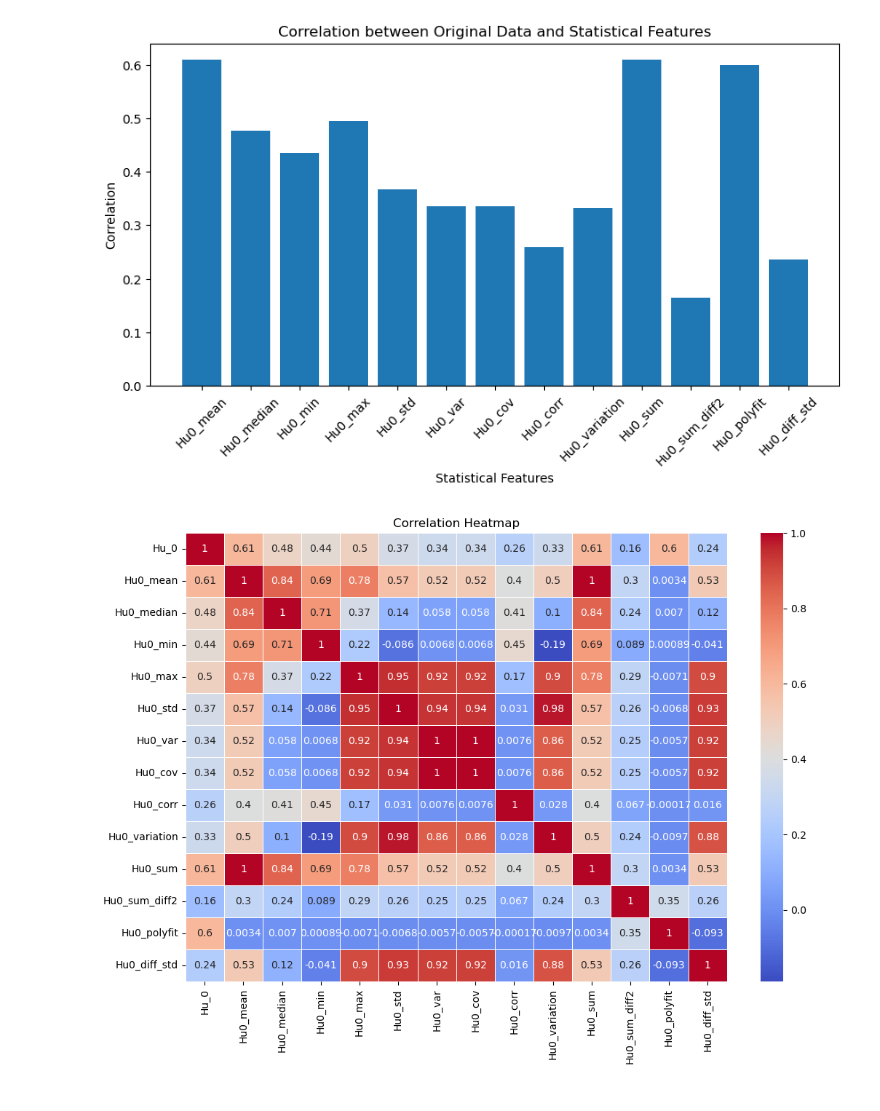
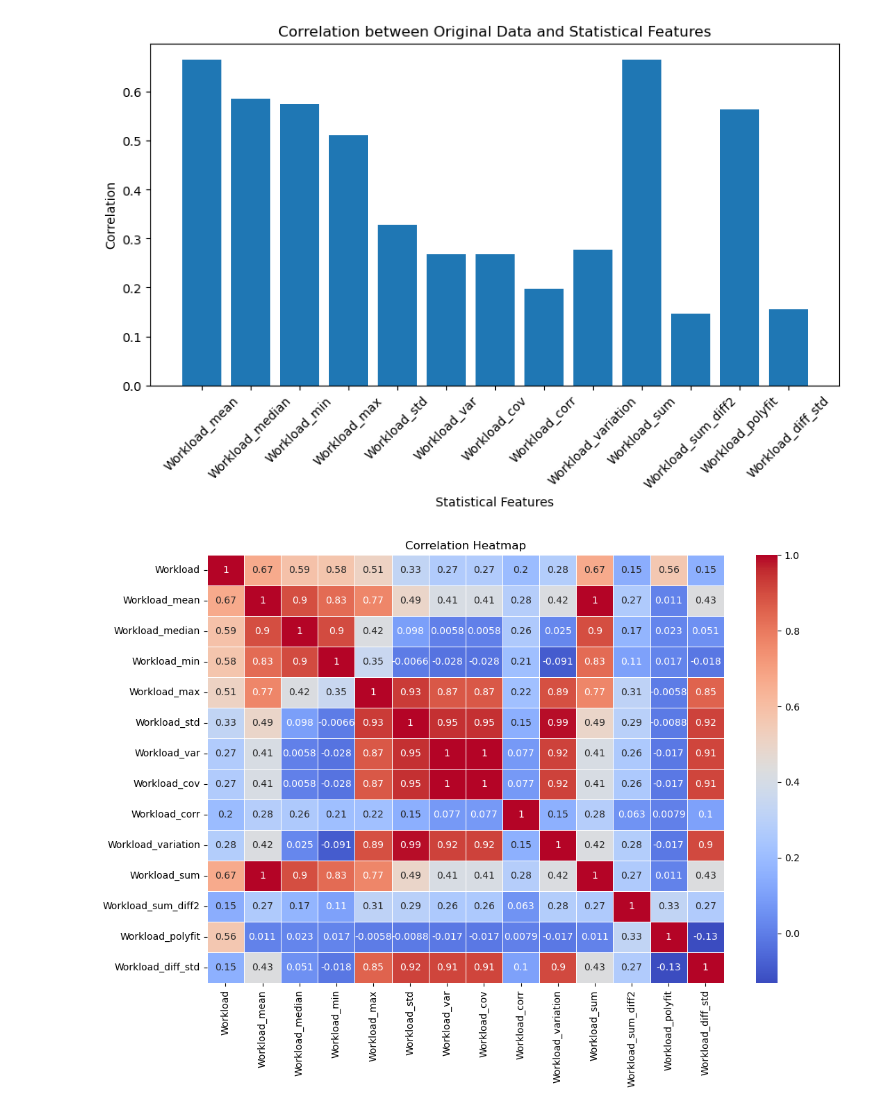
Before and after one commit to Hanmengnan/IDRSaaS, a Jupyter notebook: models/service_workload_predict/Jupiter/character_correlation_analysis/main.ipynb, the cells around one changed output. Saved outputs shown, nothing was run; the diff lists cells and outputs as text; code cells hidden in the pictures.

```diff
--- a/models/service_workload_predict/Jupiter/character_correlation_analysis/main.ipynb
+++ b/models/service_workload_predict/Jupiter/character_correlation_analysis/main.ipynb
@@ -86,51 +86,51 @@ data = test_df["HTTP_RT"]  # 请用您的实际数据替换
 window_size = TIME_STEP
 
 # 将数据转换为Pandas DataFrame
 data_series = pd.Series(data)
-df = pd.DataFrame({'Hu_0': data_series})
+df = pd.DataFrame({'Workload': data_series})
 # 使用rolling滚动窗口，窗口大小为7
-roll_data = df['Hu_0'].rolling(window=window_size)
-df["Hu0_mean"] = roll_data.mean()
-df["Hu0_median"] = roll_data.median()
-df["Hu0_min"] = roll_data.min()
-df["Hu0_max"] = roll_data.max()
-df["Hu0_std"] = roll_data.std()
-df["Hu0_var"] = roll_data.var()
-df["Hu0_cov"] = df['Hu_0'].rolling(window=window_size).cov(df['Hu_0'])
-df["Hu0_corr"] = df['Hu_0'].rolling(window=window_size).corr(df['Hu_0'])
-df["Hu0_variation"] = df["Hu0_std"] / df["Hu0_mean"]
-df["Hu0_sum"] = roll_data.sum()
-df["Hu0_sum_diff2"] = df["Hu0_sum"].shift(1) - df["Hu0_sum"].shift(2)
+roll_data = df['Workload'].rolling(window=window_size)
+df["Workload_mean"] = roll_data.mean()
+df["Workload_median"] = roll_data.median()
+df["Workload_min"] = roll_data.min()
+df["Workload_max"] = roll_data.max()
+df["Workload_std"] = roll_data.std()
+df["Workload_var"] = roll_data.var()
+df["Workload_cov"] = df['Workload'].rolling(window=window_size).cov(df['Workload'])
+df["Workload_corr"] = df['Workload'].rolling(window=window_size).corr(df['Workload'])
+df["Workload_variation"] = df["Workload_std"] / df["Workload_mean"]
+df["Workload_sum"] = roll_data.sum()
+df["Workload_sum_diff2"] = df["Workload_sum"].shift(1) - df["Workload_sum"].shift(2)
 
 # 计算线性拟合斜率
 x = range(window_size)
 
 
 def z(y): return np.polyfit(x, y, 1)[0] if len(y.dropna()) == window_size else np.nan
 
 
-df["Hu0_polyfit"] = roll_data.apply(z)
+df["Workload_polyfit"] = roll_data.apply(z)
 
 # 计算一阶差分的均方差
-roll_data_diff = df['Hu_0'].diff(1).rolling(window=window_size)
-df["Hu0_diff_std"] = roll_data_diff.std()
+roll_data_diff = df['Workload'].diff(1).rolling(window=window_size)
+df["Workload_diff_std"] = roll_data_diff.std()
 
 # 删除有NaN值的行
 df = df.dropna()
 
-# 计算原始数据与新特征之间的相关性
+# 计算原始数据与新特征之间的皮尔逊相关性系数
 correlations = df.corr().iloc[0, 1:].to_dict()
 
 # 使用matplotlib绘制相关性图像
 plt.figure(figsize=(10, 5))
 plt.bar(correlations.keys(), correlations.values())
 plt.xticks(rotation=45)
 plt.xlabel("Statistical Features")
 plt.ylabel("Correlation")
 plt.title("Correlation between Original Data and Statistical Features")
 plt.show()
 # %% [output]
-[figure, old version]
+[figure, new version]
 # %%
 import seaborn as sns
 
@@ -143,7 +143,7 @@ sns.heatmap(corr_matrix, annot=True, cmap="coolwarm", linewidths=.5)
 plt.title("Correlation Heatmap")
 plt.show()
 # %% [output]
-[figure, old version]
+[figure, new version]
 # %%
 import pywt
 
```
Also changed, not shown: parts of 3 cells of this notebook, 20 other files.
